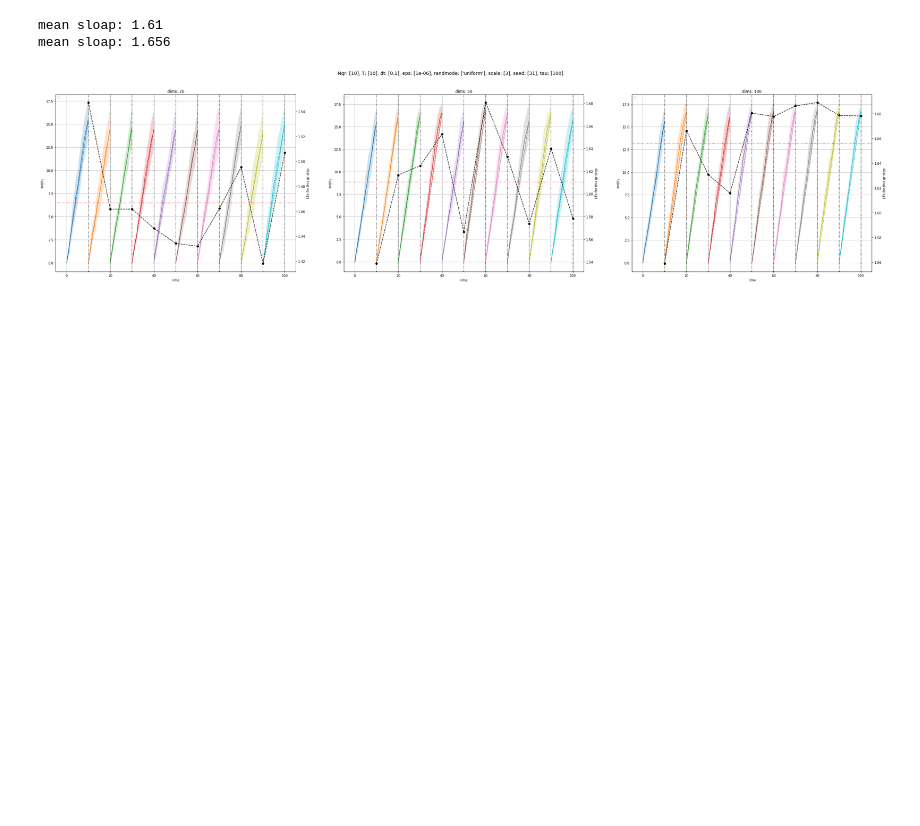
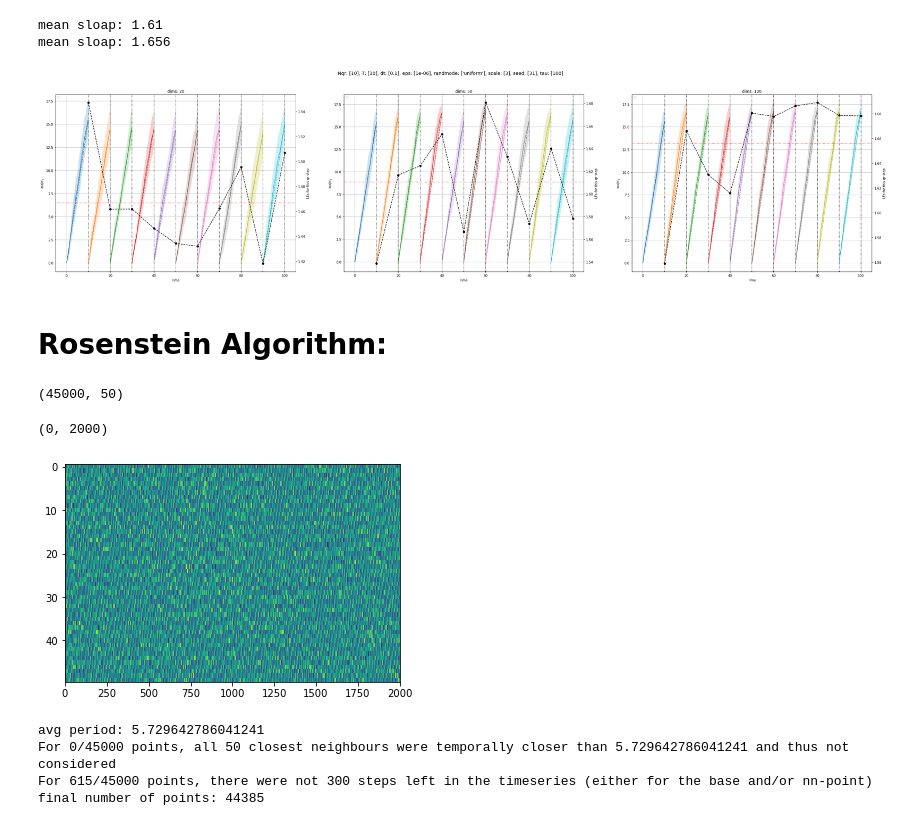
Before and after one commit to DuncDennis/rescomp, a Jupyter notebook: bin/lyapunov_exponents_testing/Test_Lorenz96_Simulations.ipynb, the cells around one changed output. Cells and saved outputs as stored; diff of their text form; code cells hidden in the pictures; blank space fills up the shorter version.

```diff
--- a/bin/lyapunov_exponents_testing/Test_Lorenz96_Simulations.ipynb
+++ b/bin/lyapunov_exponents_testing/Test_Lorenz96_Simulations.ipynb
@@ -251,3 +251,25 @@ No handles with labels found to put in legend.
 mean sloap: 1.61
 mean sloap: 1.656
 [figure]
+# %% [markdown]
+# Rosenstein Algorithm:
+# %%
+starting_point = np.random.randn(50)
+y_test = create_sim_func(None)(50000, 0.1, starting_point)[5000:]
+print(y_test.shape)
+plt.imshow(y_test.T, aspect="auto")
+plt.xlim(0, 2000)
+# %% [output]
+(45000, 50)
+(0, 2000)
+[figure, added]
+# %%
+# Lyapunov Exponents:
+
+steps = 300
+out = rescomp.measures.lyapunov_rosenstein(y_test, dt=0.1, steps=steps)
+# %% [output]
+avg period: 5.729642786041241
+For 0/45000 points, all 50 closest neighbours were temporally closer than 5.729642786041241 and thus not considered
+For 615/45000 points, there were not 300 steps left in the timeseries (either for the base and/or nn-point)
+final number of points: 44385
```
Also changed, not shown: parts of 1 cell of this notebook, 5 other files.
